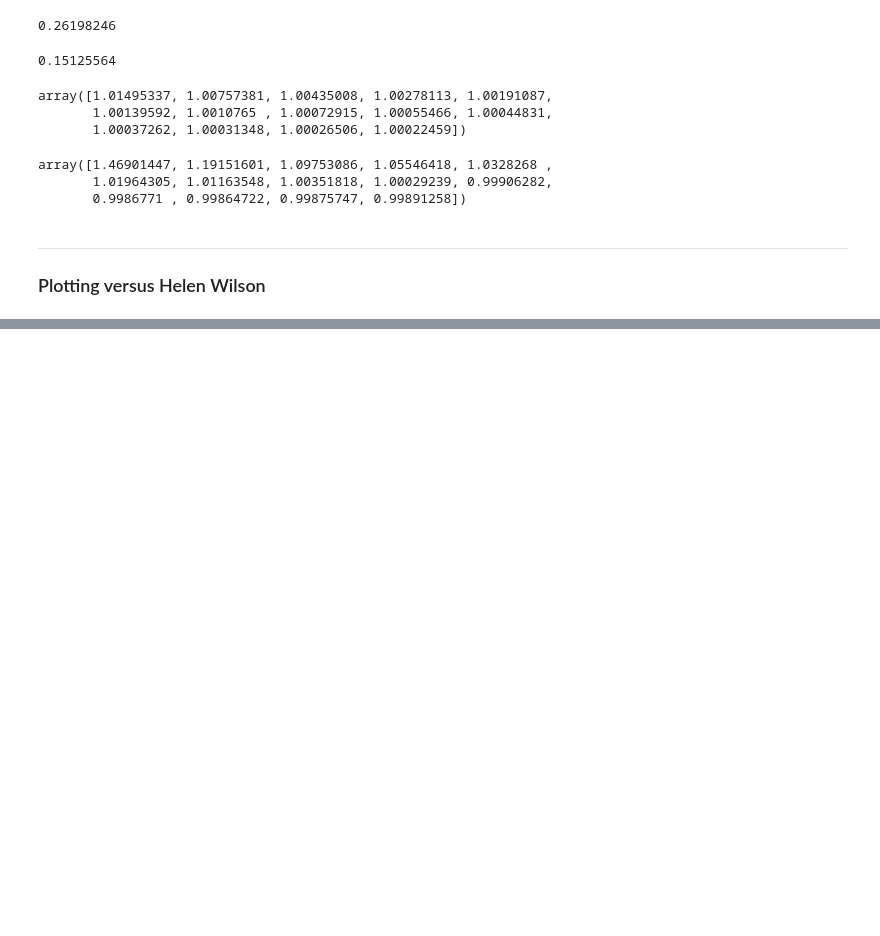
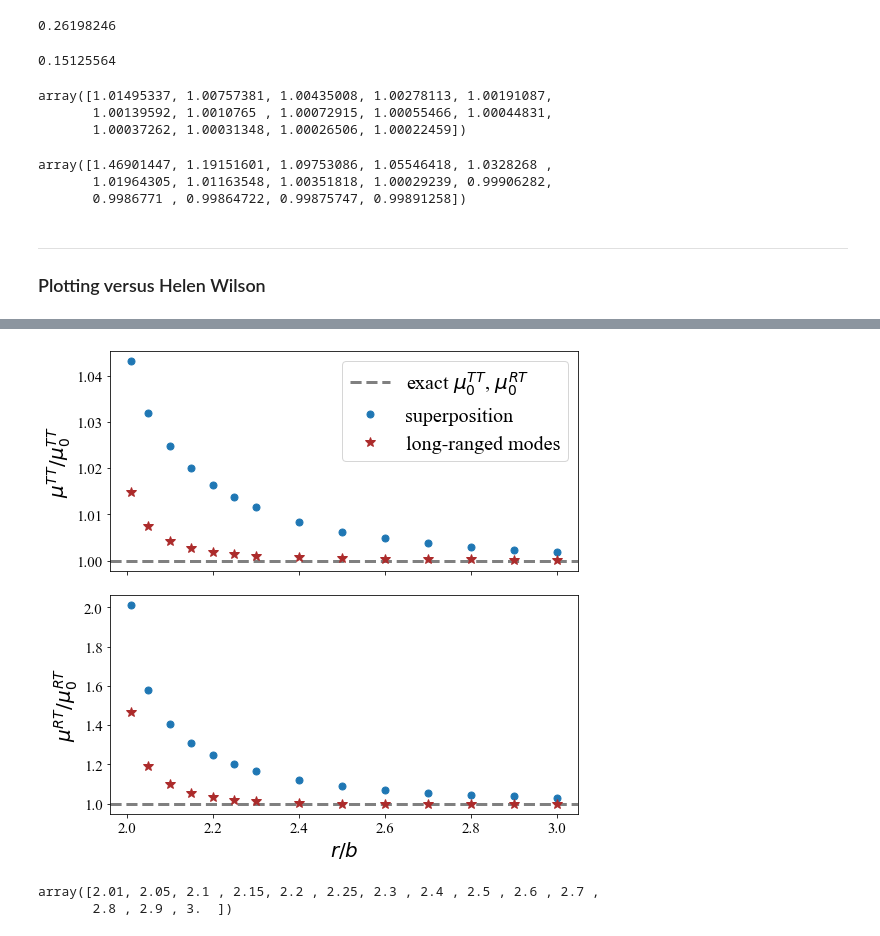
Before and after one commit to rajeshrinet/pystokes, a Jupyter notebook: examples/test-gt/fullSolver/3particlesHW-Full.ipynb, the cells around one changed output, grey strips where cells are left out. Drawn from its saved outputs; the diff is of its cells as text; code cells hidden in the pictures; blank space fills up the shorter version.

```diff
--- a/examples/test-gt/fullSolver/3particlesHW-Full.ipynb
+++ b/examples/test-gt/fullSolver/3particlesHW-Full.ipynb
@@ -210,0 +193,32 @@ plt.show()
+# %%
+plt.rcParams["font.family"] = "Times New Roman"
+plt.rcParams.update({'font.size': 20})
+plt.rc('xtick', labelsize=15)
+plt.rc('ytick', labelsize=15)
+
+fig, axs = plt.subplots(2,1, sharex=True, figsize=(8,8))
+#fig.suptitle('Sedimentation of three spheres in equilateral triangle', fontsize=25)
+
+axs[0].axhline(y=1., color='grey', linestyle='--', linewidth=3, label='exact $\mu^{TT}_0$, $\mu^{RT}_0$')
+axs[0].plot(rHW, muTT_pstk/muTT_HW, label='superposition', marker='o', linestyle="None", markersize=7)
+axs[0].plot(rHW, muTT_full/muTT_HW, label='long-ranged modes', marker='*', linestyle="None", markersize=10, color=(173/256, 43/256, 43/256))
+axs[0].set_ylabel('$\mu^{TT}/\mu^{TT}_0$')
+axs[0].legend()
+
+axs[1].axhline(y=1., color='grey', linestyle='--', linewidth=3)
+axs[1].plot(rHW, muRT_pstk/muRT_HW, marker='o', linestyle="None", markersize=7)
+axs[1].plot(rHW, muRT_full/muRT_HW, marker='*', linestyle="None", markersize=10, color=(173/256, 43/256, 43/256))
+axs[1].set_ylabel('$\mu^{RT}/\mu^{RT}_0$')
+axs[1].set_xlabel('$r/b$')
+
+
+fig.tight_layout()
+fig.subplots_adjust(top=0.92)
+fig.savefig('three-colloids.pdf')
+# %% [output]
+[figure, added]
+# %%
+rHW
+# %% [output]
+array([2.01, 2.05, 2.1 , 2.15, 2.2 , 2.25, 2.3 , 2.4 , 2.5 , 2.6 , 2.7 ,
+       2.8 , 2.9 , 3.  ])
```
Also changed, not shown: parts of 4 cells of this notebook, 7 other files.
